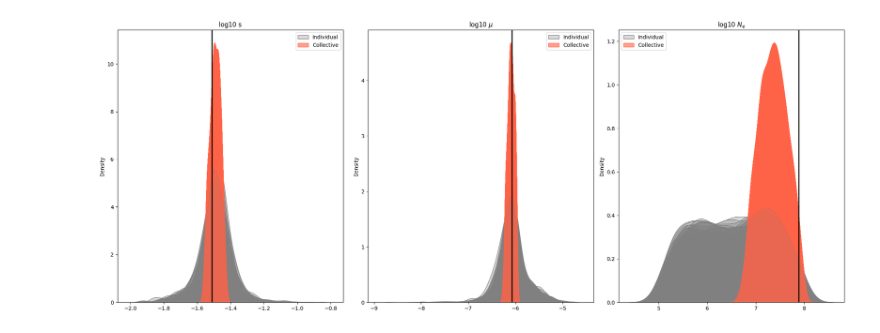
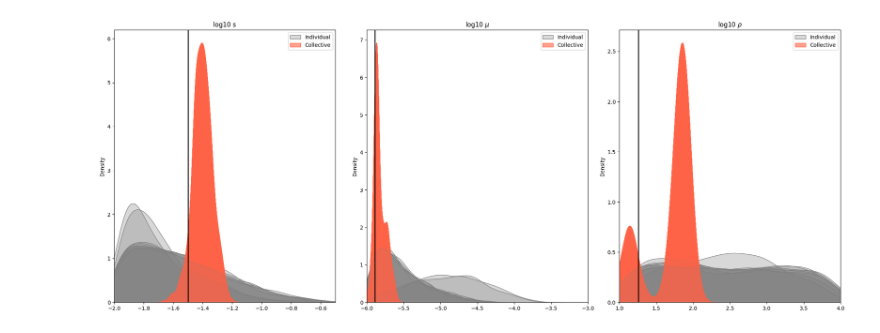
Before and after one commit to yoavram-lab/collective_posterior, a Jupyter notebook: FWDPY/simulate.ipynb, the cells around one changed output. Cells and saved outputs as stored; diff of their text form; code cells hidden in the pictures.

```diff
--- a/FWDPY/simulate.ipynb
+++ b/FWDPY/simulate.ipynb
@@ -113,11 +111,11 @@ with open("posterior_singles.pkl", "wb") as f:
 # %%
 # load the posterior model
 import pickle
-with open("posterior_singles.pkl", "rb") as f:
+with open("posterior_FWDPY_100000_20.pkl", "rb") as f:
     posterior = pickle.load(f)
 # %%
-train_theta = torch.load("train_theta.pt")
-theta = prior.sample((1,)).squeeze() # Example parameters in log10 space
+test_prior = BoxUniform(low=torch.tensor([-1.5, -6, 1]), high=torch.tensor([-0.5, -3, 4]))
+theta = test_prior.sample((1,)).squeeze() # Example parameters in log10 space
 samples = posterior.set_default_x(simulator(theta)).sample((1000,))
 param_names = ["log10 s", "log10 $\mu$", "log10 $\\rho$"]
 fig, axes = plt.subplots(1, 3, figsize=(15, 4))
@@ -134,29 +132,30 @@ plt.show()
 # %%
 import sys
 sys.path.insert(1, '../')
 from collective_posterior import CollectivePosterior
 from seaborn import kdeplot
 
-x = torch.cat([simulator(theta).reshape(1, -1) for _ in range(12)], dim=0)
+x = torch.cat([torch.tensor(simulator(theta, seed=i)).reshape(1, -1) for i in range(8)], dim=0)
 # x = x + torch.randn_like(x) * 0.01  # Add some noise to the observations
-op = CollectivePosterior(prior, x, posterior, 1, -50)
+op = CollectivePosterior(prior, x, posterior, 1, -1)
 op.get_log_C()
-samps = op.sample(1000)
+samps = op.mcmc_from_top_sn(500)
 
 # samps_pie = posterior_pie.set_default_x(x).sample((1000,))
 
-param_names = ["log10 s", "log10 $\mu$", "log10 $N_e$"]
+param_names = ["log10 s", "log10 $\mu$", "log10 $\\rho$"]
 fig, axes = plt.subplots(1, 3, figsize=(20, 8))
 for j in range(len(x)):
     samples = posterior.set_default_x(x[j]).sample((1000,))
     for i, ax in enumerate(axes):
         kdeplot(samples[:, i].numpy(), fill=True, alpha=0.3, label='Individual' if j==0 else '', ax=ax, color='grey')
         kdeplot(samps[:, i].numpy(), fill=True, alpha=0.6, label='Collective' if j==0 else '', ax=ax, color='tomato')
         # kdeplot(samps_pie[:, i].numpy(), fill=True, alpha=0.5, label='NPE+PIE', ax=ax)
         ax.axvline(theta[i], color='k')
         ax.set_title(param_names[i])
+        ax.set_xlim(prior.base_dist.low[i].item(), prior.base_dist.high[i].item())
         ax.legend()
 plt.tight_layout()
 plt.show()
 # %% [output]
-[figure, old version]
+[figure, new version]
```
Also changed, not shown: parts of 5 cells of this notebook, 19 other files.
